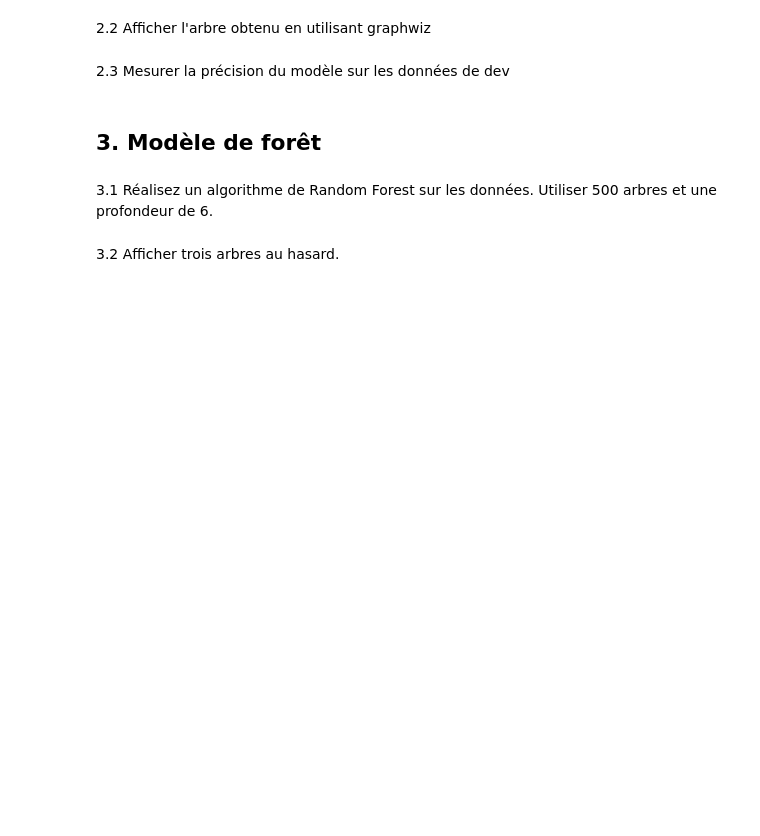
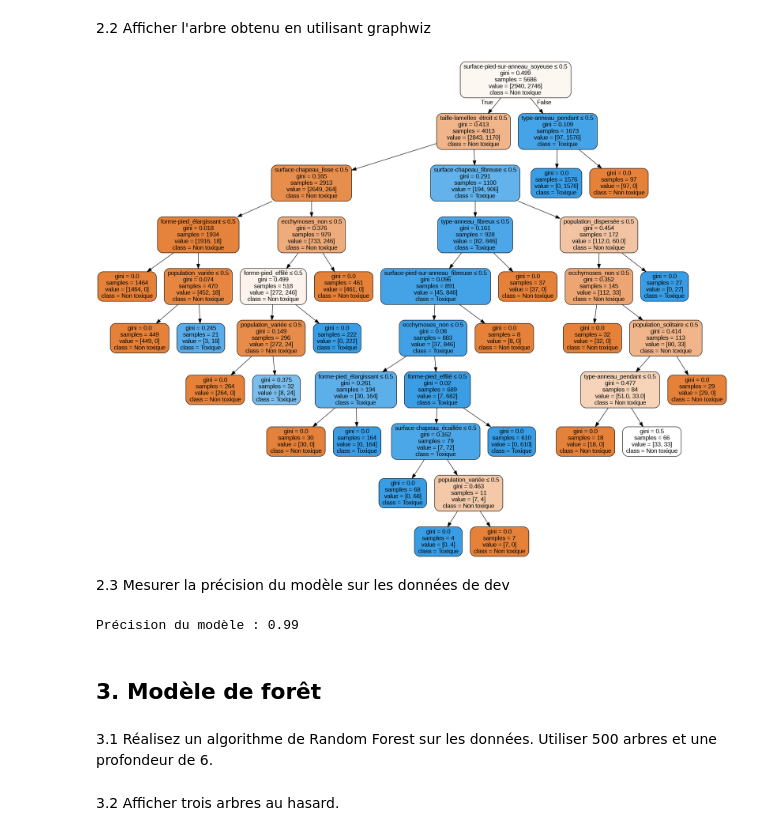
Before and after one commit to FujiminoDeliaMary/ArtfullCode, a Jupyter notebook: TP1_classification_champignons.ipynb, the cells around one changed output. Saved outputs shown, nothing was run; the diff lists cells and outputs as text; code cells hidden in the pictures; blank space fills up the shorter version.

```diff
--- a/TP1_classification_champignons.ipynb
+++ b/TP1_classification_champignons.ipynb
@@ -101,6 +186,28 @@ import matplotlib.pyplot as plt
 # %% [markdown]
 2.2 Afficher l'arbre obtenu en utilisant graphwiz
+# %%
+dot_data = export_graphviz(
+    clf,
+    out_file=None,
+    feature_names=train_features.columns,
+    class_names=['Non toxique', 'Toxique'],
+    filled=True,
+    rounded=True,
+    special_characters=True
+)
+graph = graphviz.Source(dot_data)
+graph.render("decision_tree", format="png")
+display(Image(filename=f"decision_tree.png"))
+# %% [output]
+[figure, added]
 # %% [markdown]
 2.3 Mesurer la précision du modèle sur les données de dev
+# %%
+dev_predictions = clf.predict(dev_features)
+accuracy = accuracy_score(dev_labels, dev_predictions)
+
+print(f"Précision du modèle : {accuracy:.2f}")
+# %% [output]
+Précision du modèle : 0.99
 # %% [markdown]
 ## 3. Modèle de forêt
```
Also changed, not shown: parts of 17 cells of this notebook.
